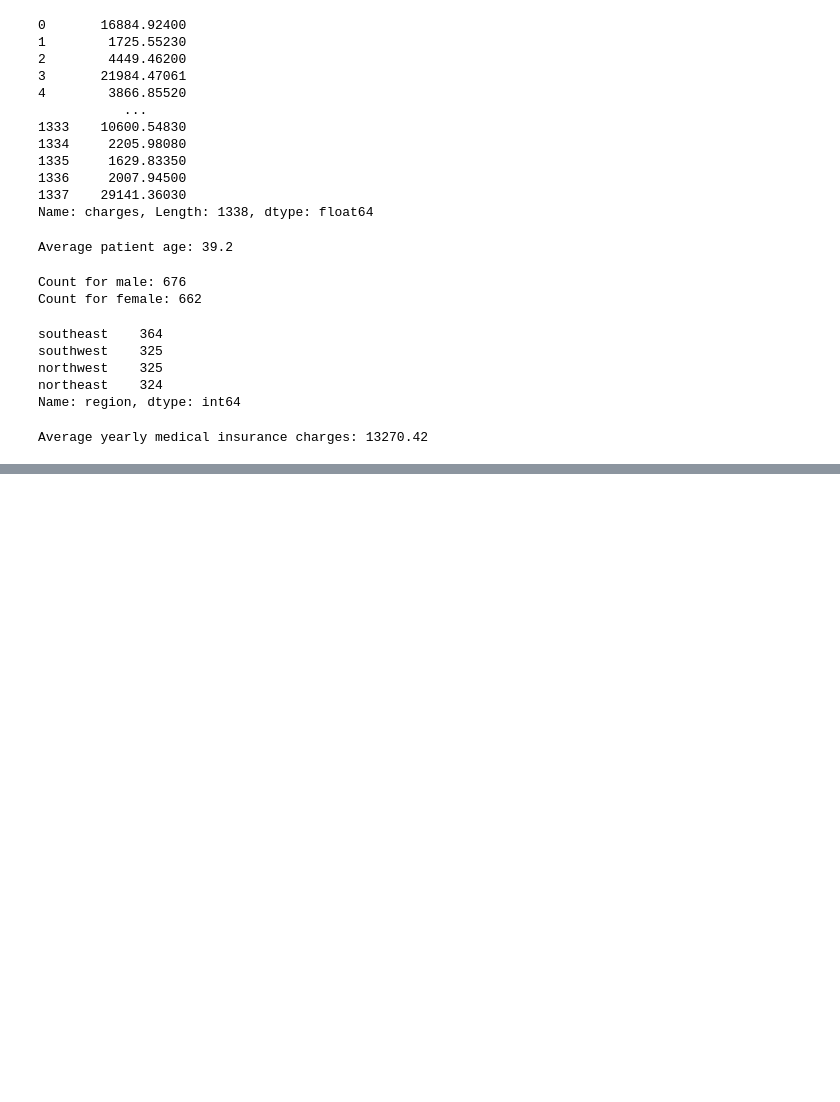
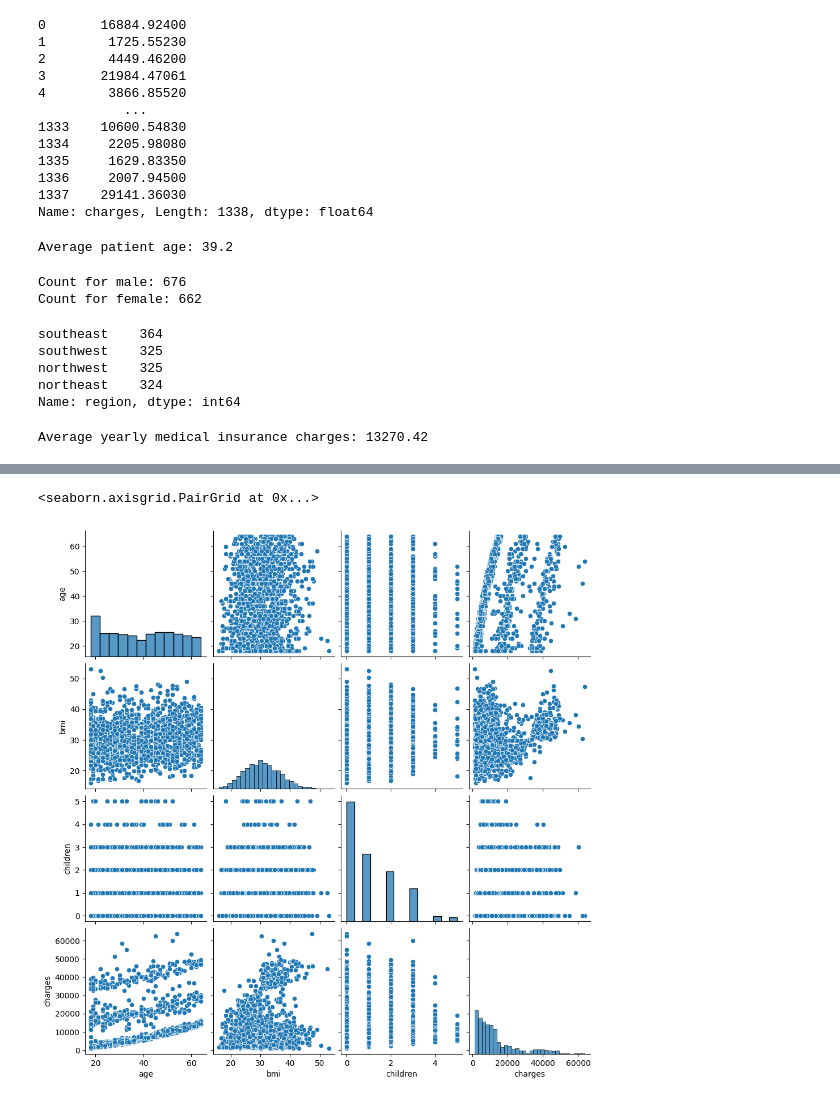
Before and after one commit to EuRoXy/dsp, a Jupyter notebook: us-medical-insurance.ipynb, the cells around one changed output, grey strips where cells are left out. Cells and saved outputs as stored; diff of their text form; code cells hidden in the pictures; blank space fills up the shorter version.

Commit message:
fix plots

```diff
--- a/us-medical-insurance.ipynb
+++ b/us-medical-insurance.ipynb
@@ -17,11 +23,6 @@ df.head()
 | 2 | 28 | male | 33.000 | 3 | no | southeast | 4449.46200 |
 | 3 | 33 | male | 22.705 | 0 | no | northwest | 21984.47061 |
 | 4 | 32 | male | 28.880 | 0 | no | northwest | 3866.85520 |
-# %%
-# display the charts correctly
-%matplotlib inline
-plt.rcParams['figure.figsize'] = (5, 3)
-plt.rcParams['figure.dpi'] = 100
 # %%
 # create the initial variables below
 age = df['age']
@@ -148,0 +101,5 @@ plt.annotate('', xy=(15,35), ha='left', #backgroundcolor='lightgray')
+# %%
+sns.pairplot(data=df)
+# %% [output]
+<seaborn.axisgrid.PairGrid at 0x...>
+[figure, added]
```
Also changed, not shown: parts of 25 cells of this notebook, 1 other file.
